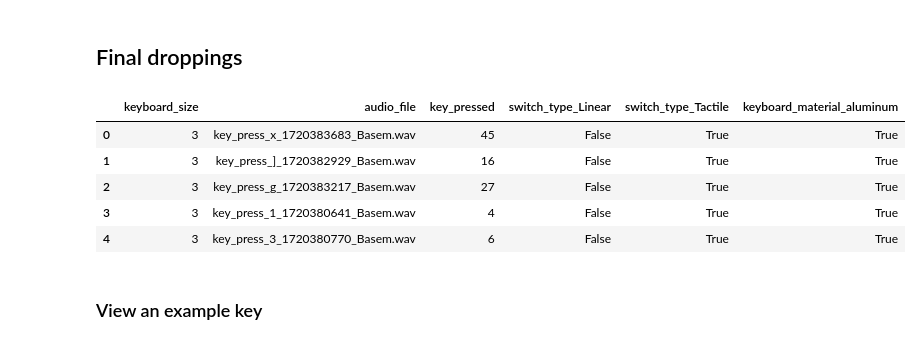
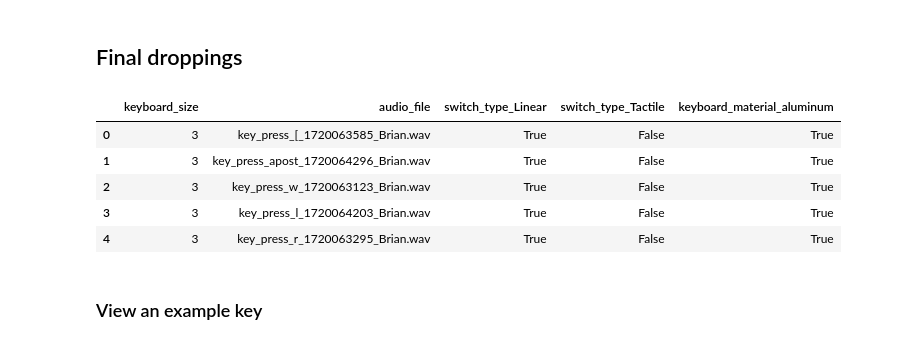
Before and after one commit to bsaleh524/keyboard_recorder, a Jupyter notebook: preprocessing/exploration.ipynb, the cells around one changed output. Saved outputs shown, nothing was run; the diff lists cells and outputs as text; code cells hidden in the pictures.

```diff
--- a/preprocessing/exploration.ipynb
+++ b/preprocessing/exploration.ipynb
@@ -22,7 +22,7 @@ import os
 import yaml
 # %%
 # Define the path to the data folder
-data_folder = '../data_copy/'
+data_folder = '../data/'
 
 # Initialize an empty list to store the data
 key_data_list = []
@@ -232,15 +232,15 @@ Todo:
 # %% [markdown]
 ## Final droppings
 # %%
-key_df.drop(['user', 'microphone', 'keyboard_type'], axis=1, inplace=True)
+key_df.drop(['user', 'microphone', 'keyboard_type', 'key_pressed'], axis=1, inplace=True)
 key_df.head()
 # %% [output]
-|  | keyboard_size | audio_file | key_pressed | switch_type_Linear | switch_type_Tactile | keyboard_material_aluminum |
-| 0 | 3 | key_press_x_1720383683_Basem.wav | 45 | False | True | True |
-| 1 | 3 | key_press_]_1720382929_Basem.wav | 16 | False | True | True |
-| 2 | 3 | key_press_g_1720383217_Basem.wav | 27 | False | True | True |
-| 3 | 3 | key_press_1_1720380641_Basem.wav | 4 | False | True | True |
-| 4 | 3 | key_press_3_1720380770_Basem.wav | 6 | False | True | True |
+|  | keyboard_size | audio_file | switch_type_Linear | switch_type_Tactile | keyboard_material_aluminum |
+| 0 | 3 | key_press_[_1720063585_Brian.wav | True | False | True |
+| 1 | 3 | key_press_apost_1720064296_Brian.wav | True | False | True |
+| 2 | 3 | key_press_w_1720063123_Brian.wav | True | False | True |
+| 3 | 3 | key_press_l_1720064203_Brian.wav | True | False | True |
+| 4 | 3 | key_press_r_1720063295_Brian.wav | True | False | True |
 # %% [markdown]
 ### View an example key
 # %%
```
Also changed, not shown: parts of 5 cells of this notebook, 2 other files.
